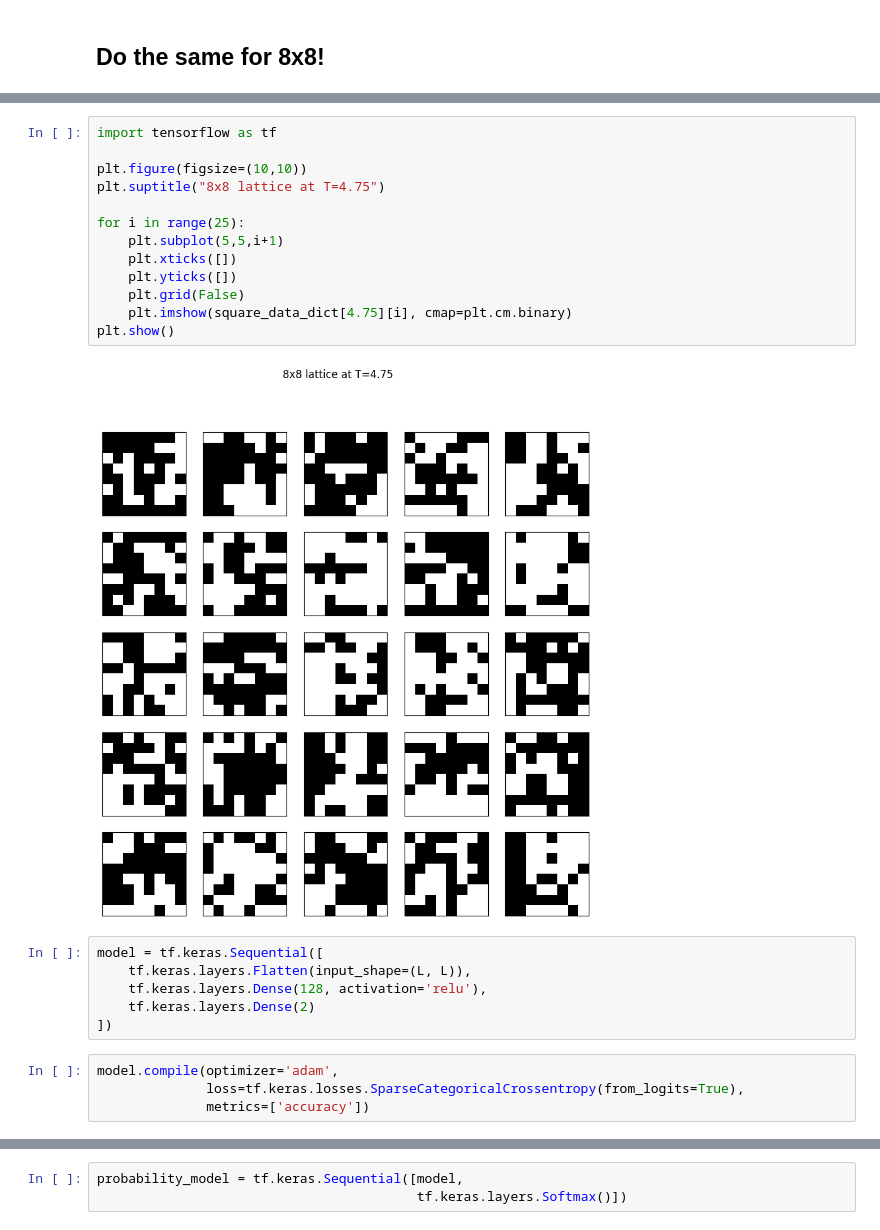
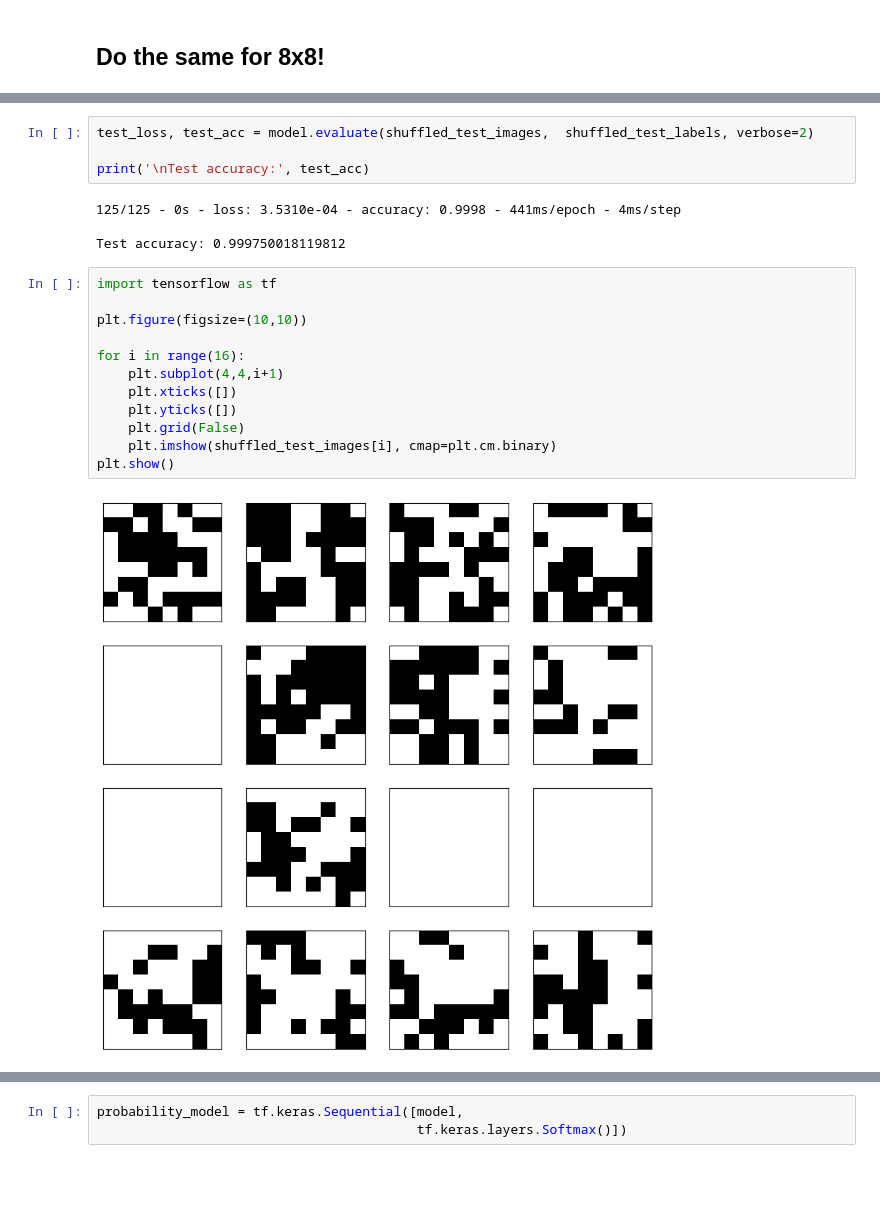
Before and after one commit to julian-calder/phys-704, a Jupyter notebook: notebooks/image_generation.ipynb, the cells around one changed output, grey strips where cells are left out. Saved outputs shown, nothing was run; the diff lists cells and outputs as text; blank space fills up the shorter version.

```diff
--- a/notebooks/image_generation.ipynb
+++ b/notebooks/image_generation.ipynb
@@ -119,25 +191,22 @@ train_labels = np.ones(NUM_BINS)
+# %%
+test_loss, test_acc = model.evaluate(shuffled_test_images,  shuffled_test_labels, verbose=2)
+
+print('\nTest accuracy:', test_acc)
+# %% [output]
+125/125 - 0s - loss: 3.5310e-04 - accuracy: 0.9998 - 441ms/epoch - 4ms/step
+
+Test accuracy: 0.999750018119812
 # %%
 import tensorflow as tf
 
 plt.figure(figsize=(10,10))
-plt.suptitle("8x8 lattice at T=4.75")
 
-for i in range(25):
-    plt.subplot(5,5,i+1)
+for i in range(16):
+    plt.subplot(4,4,i+1)
     plt.xticks([])
     plt.yticks([])
     plt.grid(False)
-    plt.imshow(square_data_dict[4.75][i], cmap=plt.cm.binary)
+    plt.imshow(shuffled_test_images[i], cmap=plt.cm.binary)
 plt.show()
 # %% [output]
-[figure, old version]
+[figure, new version]
-# %%
-model = tf.keras.Sequential([
-    tf.keras.layers.Flatten(input_shape=(L, L)),
-    tf.keras.layers.Dense(128, activation='relu'),
-    tf.keras.layers.Dense(2)
-])
-# %%
-model.compile(optimizer='adam',
-              loss=tf.keras.losses.SparseCategoricalCrossentropy(from_logits=True),
-              metrics=['accuracy'])
```
Also changed, not shown: parts of 38 cells of this notebook, 4 other files.
